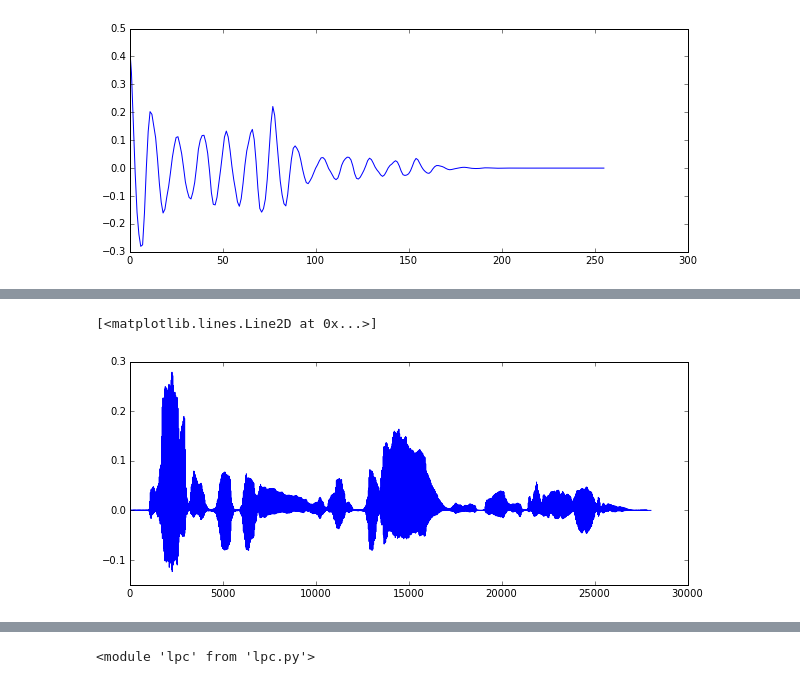
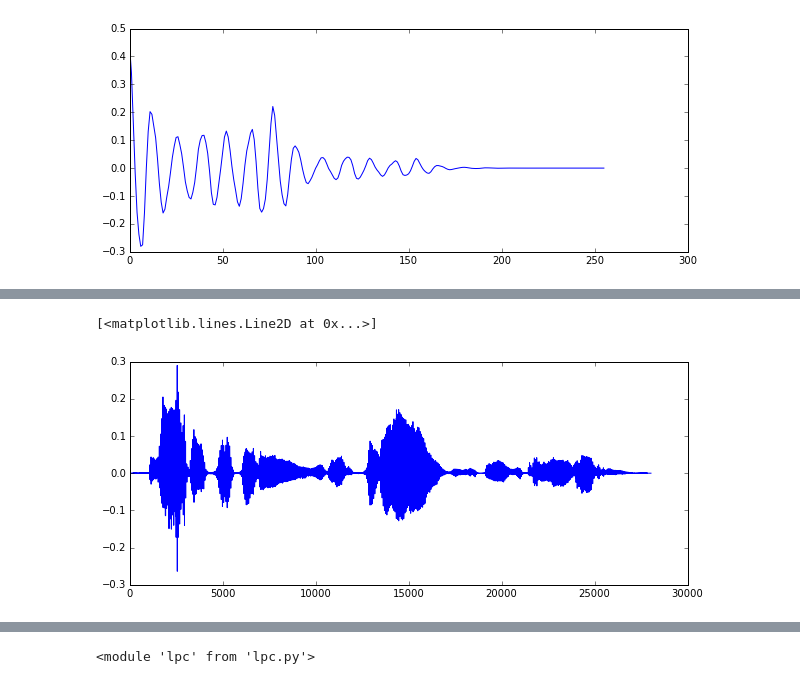
Before and after one commit to dpwe/elene4896, a Jupyter notebook: L06/E4896_L06_lpc_diary.ipynb, the cells around one changed output, grey strips where cells are left out. Saved outputs shown, nothing was run; the diff lists cells and outputs as text; code cells hidden in the pictures.

```diff
--- a/L06/E4896_L06_lpc_diary.ipynb
+++ b/L06/E4896_L06_lpc_diary.ipynb
@@ -78,7 +83,7 @@ print a.shape
 # %%
-rd = lpc.lpcsynth(a, g, 40)
+rd = lpc.lpcsynth(a, g, 64)
 plt.figure(figsize=(10, 4))
 plot(rd)
 # %% [output]
 [<matplotlib.lines.Line2D at 0x...>]
-[figure, old version]
+[figure, new version]
```
Also changed, not shown: parts of 12 cells of this notebook, 1 other file.
